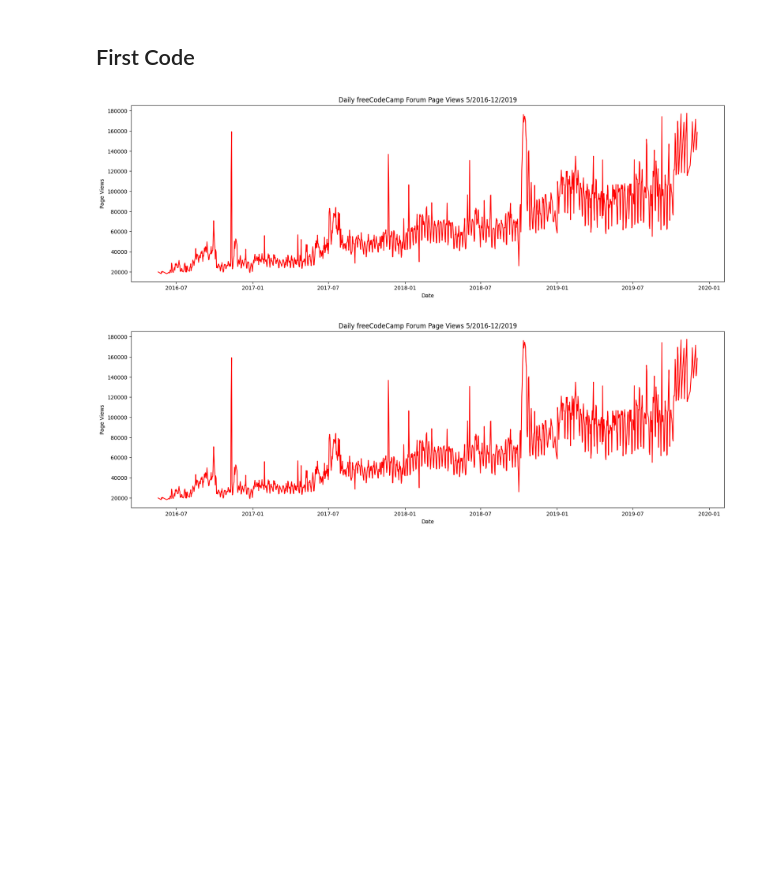
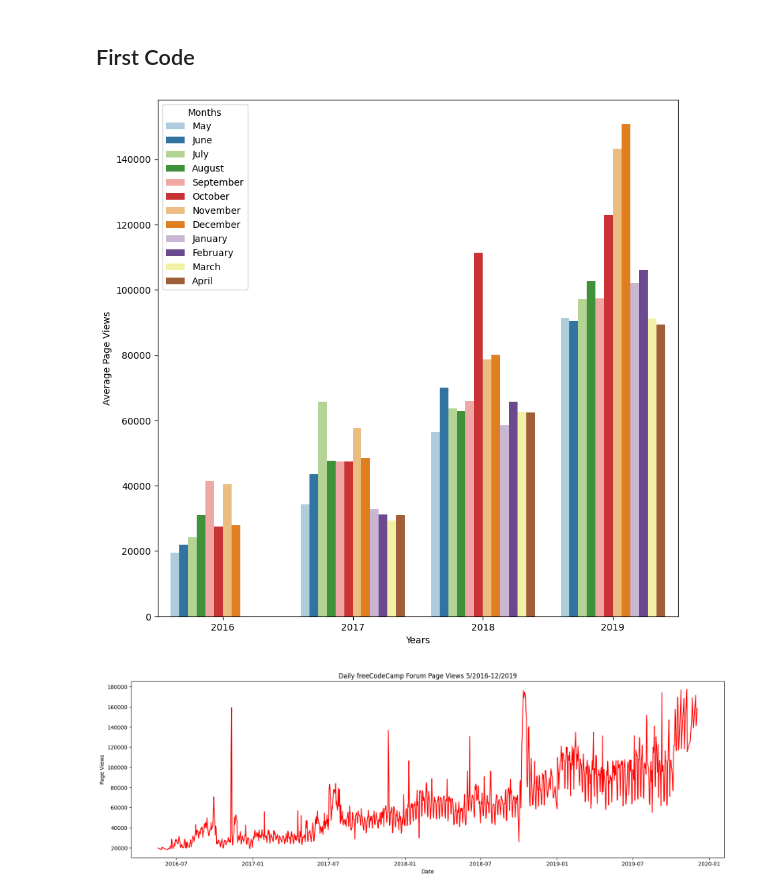
Before and after one commit to Edgaus/Arithmetic-Formatter, a Jupyter notebook: Page View Time Series Visualizer.ipynb, the cells around one changed output. Cells and saved outputs as stored; diff of their text form; code cells hidden in the pictures; blank space fills up the shorter version.

Commit message:
Draw dar plot function finished

```diff
--- a/Page View Time Series Visualizer.ipynb
+++ b/Page View Time Series Visualizer.ipynb
@@ -25,12 +25,14 @@ register_matplotlib_converters()
 # Import data (Make sure to parse dates. Consider setting index column to 'date'.)
 df = pd.read_csv('fcc-forum-pageviews.csv')  # , index_col='date'
 
+
+
 # Clean data
 df =  df[( df['value'] >  df['value'].quantile(0.025))  & (df['value'] <  df['value'].quantile(0.975))]
 df['date'] = pd.to_datetime(df['date'], format='%Y-%m-%d')
+
+df_copy = df.copy()
 df = df.set_index('date')
-
-
 
 
 def draw_line_plot():
@@ -50,38 +52,54 @@ def draw_line_plot():
     return fig
 
 def draw_bar_plot():
+
+
+    fig2 = plt.figure(figsize=(10,10))
+
     # Copy and modify data for monthly bar plot
-    df_bar = None
 
-    # Draw bar plot
+    df_copy['Years'] = df_copy['date'].apply(lambda dt: dt.strftime('%Y') )
+    df_copy['Months'] = df_copy['date'].apply(lambda dt: dt.strftime('%B') )
+
+    # Draw bar plot*
+
+
+
+    sns.barplot( data=df_copy, x='Years', y='value', hue='Months', palette="Paired", errorbar=None )
+    plt.ylabel('Average Page Views')
+    plt.legend(loc='upper left', title='Months')
+
+    # Save image and return fig (don't change this part)
+    fig2.savefig('bar_plot.png' )
+    return fig2
 
 
 
 
 
-    # Save image and return fig (don't change this part)
-    fig.savefig('bar_plot.png' )
-    return fig
+
+
 
 def draw_box_plot():
     # Prepare data for box plots (this part is done!)
     df_box = df.copy()
     df_box.reset_index(inplace=True)
     df_box['year'] = [d.year for d in df_box.date]
     df_box['month'] = [d.strftime('%b') for d in df_box.date]
 
     # Draw box plots (using Seaborn)
 
 
 
 
 
     # Save image and return fig (don't change this part)
-    fig.savefig('box_plot.png')
+    #fig.savefig('box_plot.png')
     return fig
 
 
 draw_line_plot()
+draw_bar_plot()
 # %% [output]
-[figure, old version]
+[figure, new version]
 [figure]
```
Also changed, not shown: parts of 1 cell of this notebook, 1 other file.
